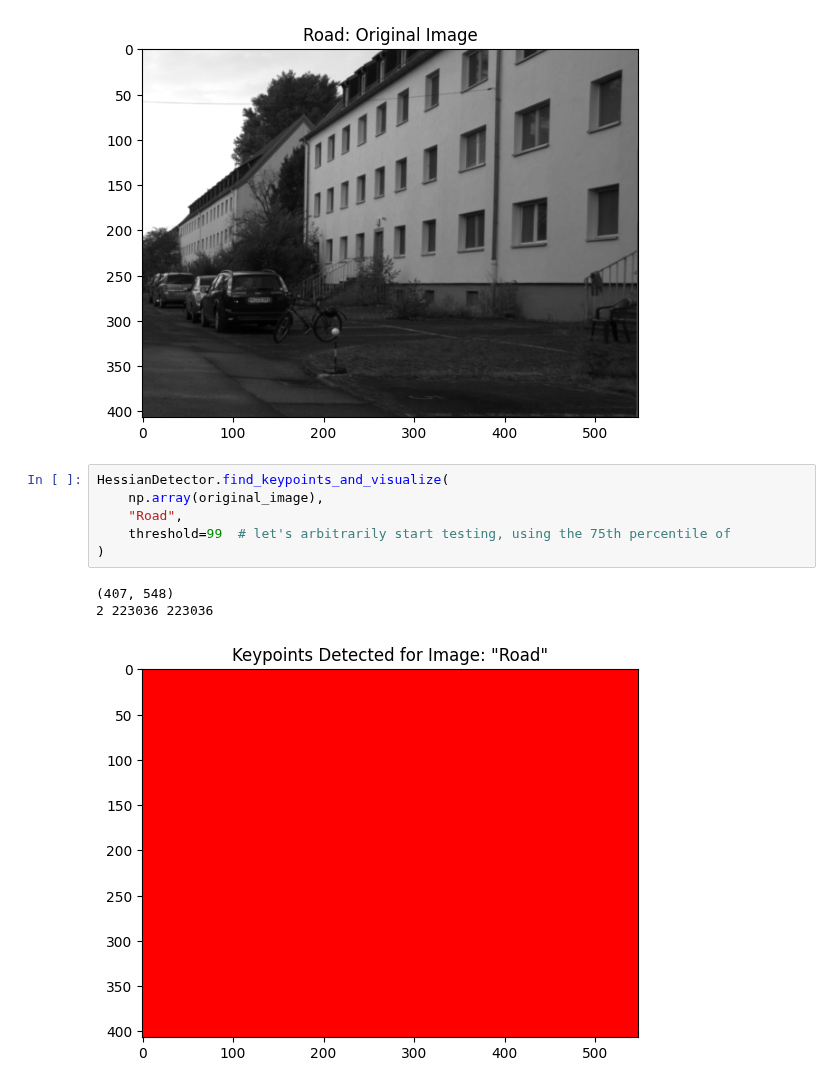
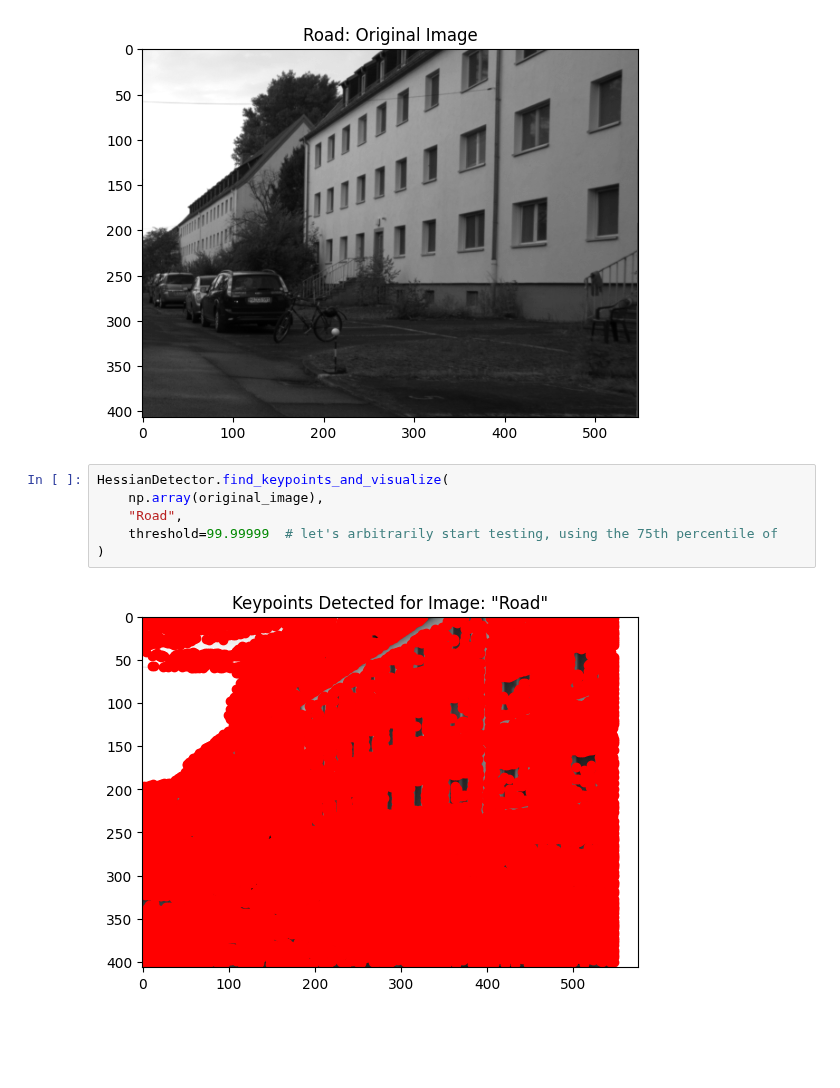
Before and after one commit to sraza-onshape/samaj-vision, a Jupyter notebook: Line-Detection/problems.ipynb, the cells around one changed output. Saved outputs shown, nothing was run; the diff lists cells and outputs as text; blank space fills up the shorter version.

```diff
--- a/Line-Detection/problems.ipynb
+++ b/Line-Detection/problems.ipynb
@@ -27,10 +27,8 @@ plt.show()
 # %%
 HessianDetector.find_keypoints_and_visualize(
     np.array(original_image),
     "Road",
-    threshold=99  # let's arbitrarily start testing, using the 75th percentile of
+    threshold=99.99999  # let's arbitrarily start testing, using the 75th percentile of
 )
 # %% [output]
-(407, 548)
-2 223036 223036
-[figure, old version]
+[figure, new version]
```
Also changed, not shown: 2 other files.
